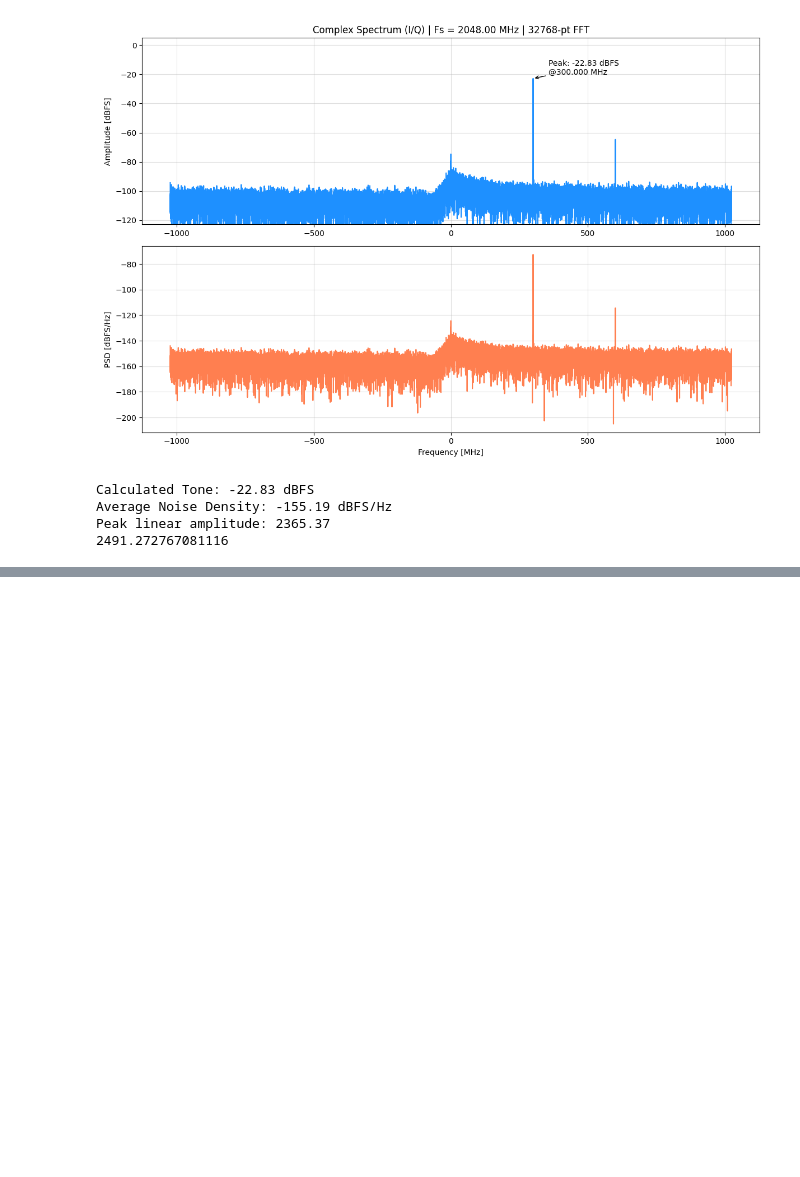
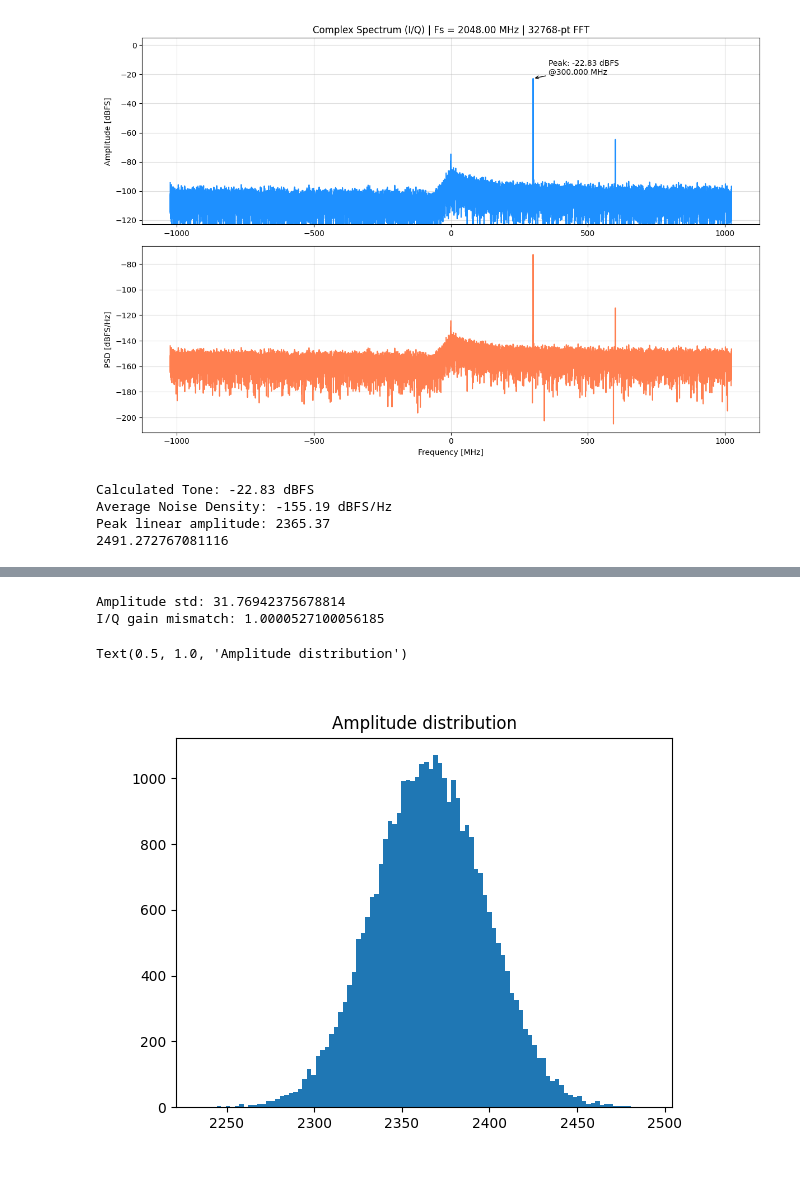
Before and after one commit to openquantumhardware/qick-tools, a Jupyter notebook: qick_tprocv2_111_fft_spectrum/notebooks/01_ADC_raw_data.ipynb, the cells around one changed output, grey strips where cells are left out. Cells and saved outputs as stored; diff of their text form; code cells hidden in the pictures; blank space fills up the shorter version.

```diff
--- a/qick_tprocv2_111_fft_spectrum/notebooks/01_ADC_raw_data.ipynb
+++ b/qick_tprocv2_111_fft_spectrum/notebooks/01_ADC_raw_data.ipynb
@@ -550,0 +575,18 @@ Peak linear amplitude: 2365.37
+# %%
+#Amplitude variation measurement
+r = np.abs(x_adc_t)
+print("Amplitude std:", np.std(r))
+
+#Circularity error
+ratio = np.std(xi) / np.std(xq)
+print("I/Q gain mismatch:", ratio)
+
+#Module histogram
+plt.figure()
+plt.hist(np.abs(x_adc_t), bins=100)
+plt.title("Amplitude distribution")
+# %% [output]
+Amplitude std: 31.76942375678814
+I/Q gain mismatch: 1.0000527100056185
+Text(0.5, 1.0, 'Amplitude distribution')
+[figure, added]
```
Also changed, not shown: parts of 6 cells of this notebook, 6 other files.
